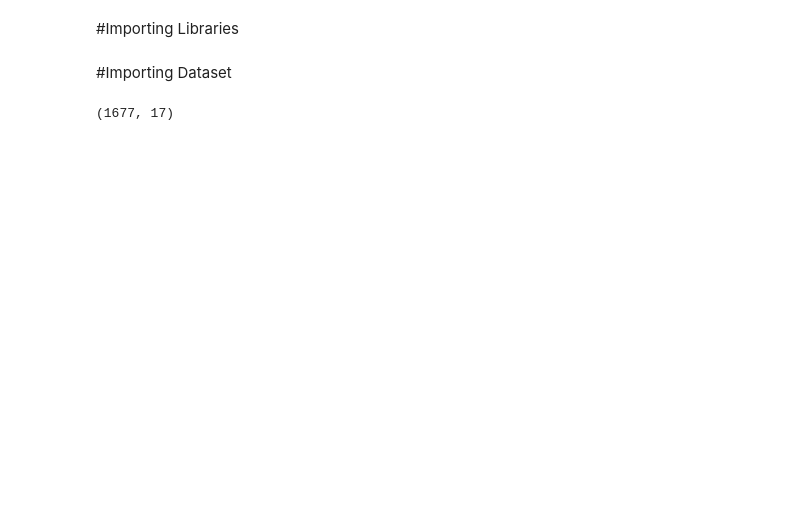
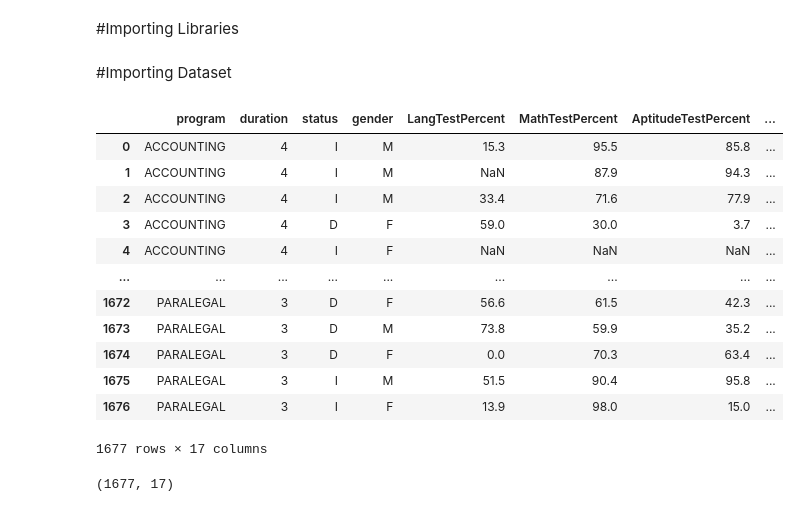
Before and after one commit to eshghinezhad/MachineLearning_PrivateCollege-, a Jupyter notebook: A1/EDA_PrivateCollege.ipynb, the cells around one changed output. Saved outputs shown, nothing was run; the diff lists cells and outputs as text; code cells hidden in the pictures; blank space fills up the shorter version.

Commit message:
Added data cleaning steps

```diff
--- a/A1/EDA_PrivateCollege.ipynb
+++ b/A1/EDA_PrivateCollege.ipynb
@@ -10,7 +10,21 @@ import matplotlib.pyplot as plt
 #Importing Dataset
 # %%
 data= pd.read_csv('MAI101 W26 A1 data v0.1.csv')
-pd.data
+data
+# %% [output]
+|  | program | duration | status | gender | LangTestPercent | MathTestPercent | AptitudeTestPercent | ... |
+| 0 | ACCOUNTING | 4 | I | M | 15.3 | 95.5 | 85.8 | ... |
+| 1 | ACCOUNTING | 4 | I | M | NaN | 87.9 | 94.3 | ... |
+| 2 | ACCOUNTING | 4 | I | M | 33.4 | 71.6 | 77.9 | ... |
+| 3 | ACCOUNTING | 4 | D | F | 59.0 | 30.0 | 3.7 | ... |
+| 4 | ACCOUNTING | 4 | I | F | NaN | NaN | NaN | ... |
+| ... | ... | ... | ... | ... | ... | ... | ... | ... |
+| 1672 | PARALEGAL | 3 | D | F | 56.6 | 61.5 | 42.3 | ... |
+| 1673 | PARALEGAL | 3 | D | M | 73.8 | 59.9 | 35.2 | ... |
+| 1674 | PARALEGAL | 3 | D | F | 0.0 | 70.3 | 63.4 | ... |
+| 1675 | PARALEGAL | 3 | I | M | 51.5 | 90.4 | 95.8 | ... |
+| 1676 | PARALEGAL | 3 | I | F | 13.9 | 98.0 | 15.0 | ... |
+1677 rows × 17 columns
 # %%
 data.shape
 # %% [output]
```
Also changed, not shown: parts of 5 cells of this notebook.
